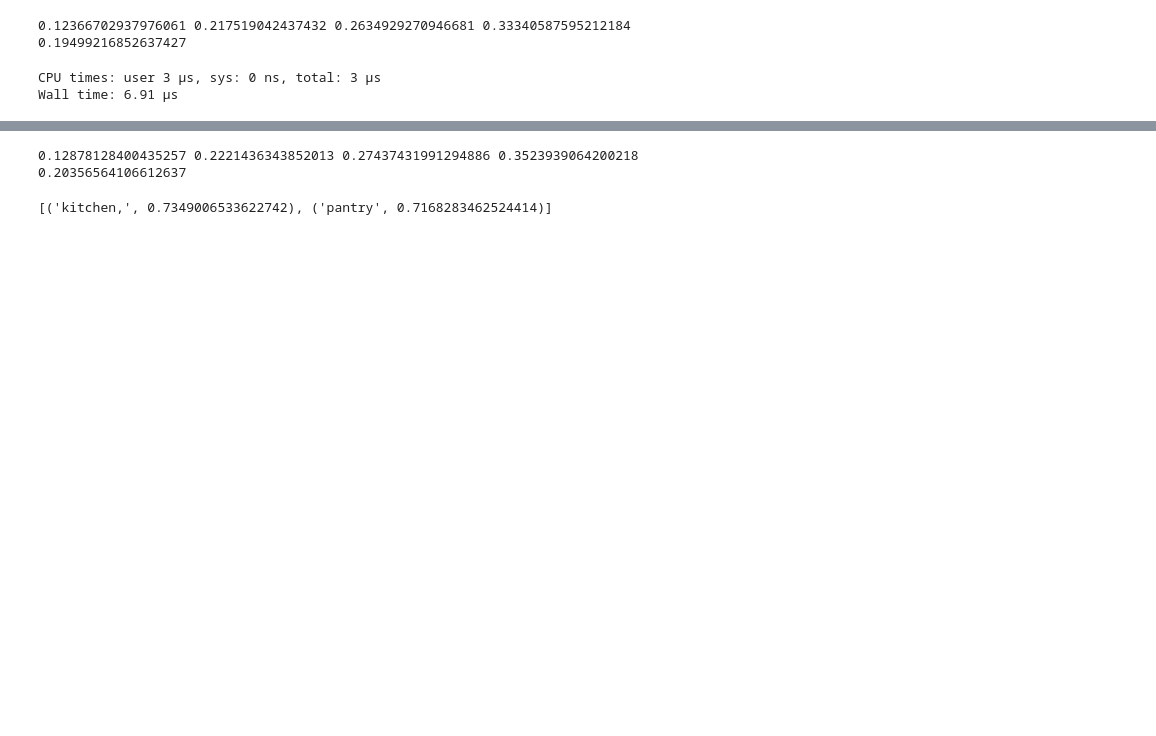
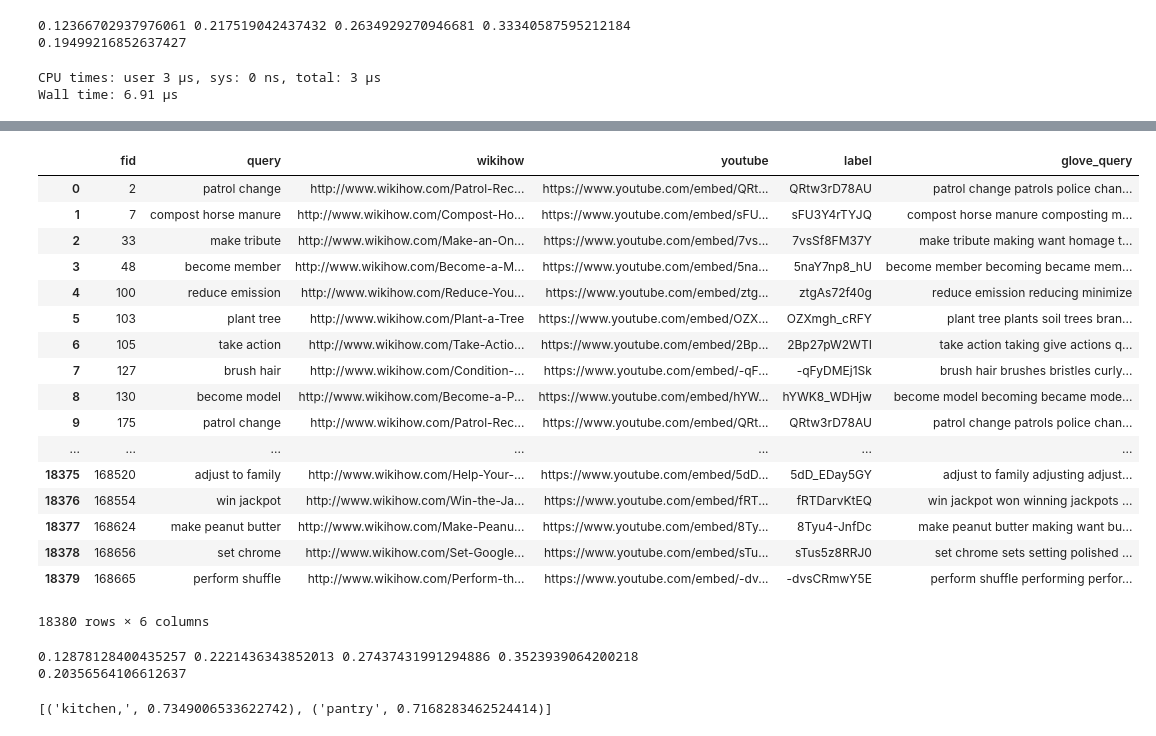
Before and after one commit to feay1234/WikiHow-Task-Based, a Jupyter notebook: Youtube Recommendation.ipynb, the cells around one changed output, grey strips where cells are left out. Saved outputs shown, nothing was run; the diff lists cells and outputs as text; code cells hidden in the pictures; blank space fills up the shorter version.

```diff
--- a/Youtube Recommendation.ipynb
+++ b/Youtube Recommendation.ipynb
@@ -138,6 +138,27 @@ for q in tqdm(df['query'], total=len(df)):
 df['glove_query'] = res
 # %% [output]
 [interactive output not drawn]
+# %%
+df
+# %% [output]
+|  | fid | query | wikihow | youtube | label | glove_query |
+| 0 | 2 | patrol change | http://www.wikihow.com/Patrol-Rec... | https://www.youtube.com/embed/QRt... | QRtw3rD78AU | patrol change patrols police chan... |
+| 1 | 7 | compost horse manure | http://www.wikihow.com/Compost-Ho... | https://www.youtube.com/embed/sFU... | sFU3Y4rTYJQ | compost horse manure composting m... |
+| 2 | 33 | make tribute | http://www.wikihow.com/Make-an-On... | https://www.youtube.com/embed/7vs... | 7vsSf8FM37Y | make tribute making want homage t... |
+| 3 | 48 | become member | http://www.wikihow.com/Become-a-M... | https://www.youtube.com/embed/5na... | 5naY7np8_hU | become member becoming became mem... |
+| 4 | 100 | reduce emission | http://www.wikihow.com/Reduce-You... | https://www.youtube.com/embed/ztg... | ztgAs72f40g | reduce emission reducing minimize |
+| 5 | 103 | plant tree | http://www.wikihow.com/Plant-a-Tree | https://www.youtube.com/embed/OZX... | OZXmgh_cRFY | plant tree plants soil trees bran... |
+| 6 | 105 | take action | http://www.wikihow.com/Take-Actio... | https://www.youtube.com/embed/2Bp... | 2Bp27pW2WTI | take action taking give actions q... |
+| 7 | 127 | brush hair | http://www.wikihow.com/Condition-... | https://www.youtube.com/embed/-qF... | -qFyDMEj1Sk | brush hair brushes bristles curly... |
+| 8 | 130 | become model | http://www.wikihow.com/Become-a-P... | https://www.youtube.com/embed/hYW... | hYWK8_WDHjw | become model becoming became mode... |
+| 9 | 175 | patrol change | http://www.wikihow.com/Patrol-Rec... | https://www.youtube.com/embed/QRt... | QRtw3rD78AU | patrol change patrols police chan... |
+| ... | ... | ... | ... | ... | ... | ... |
+| 18375 | 168520 | adjust to family | http://www.wikihow.com/Help-Your-... | https://www.youtube.com/embed/5dD... | 5dD_EDay5GY | adjust to family adjusting adjust... |
+| 18376 | 168554 | win jackpot | http://www.wikihow.com/Win-the-Ja... | https://www.youtube.com/embed/fRT... | fRTDarvKtEQ | win jackpot won winning jackpots ... |
+| 18377 | 168624 | make peanut butter | http://www.wikihow.com/Make-Peanu... | https://www.youtube.com/embed/8Ty... | 8Tyu4-JnfDc | make peanut butter making want bu... |
+| 18378 | 168656 | set chrome | http://www.wikihow.com/Set-Google... | https://www.youtube.com/embed/sTu... | sTus5z8RRJ0 | set chrome sets setting polished ... |
+| 18379 | 168665 | perform shuffle | http://www.wikihow.com/Perform-th... | https://www.youtube.com/embed/-dv... | -dvsCRmwY5E | perform shuffle performing perfor... |
+18380 rows × 6 columns
 # %%
 query_vec = vectorizer.transform(df['glove_query'])
 scores = cosine_similarity(query_vec, doc_vec)
```
Also changed, not shown: 1 other file.
